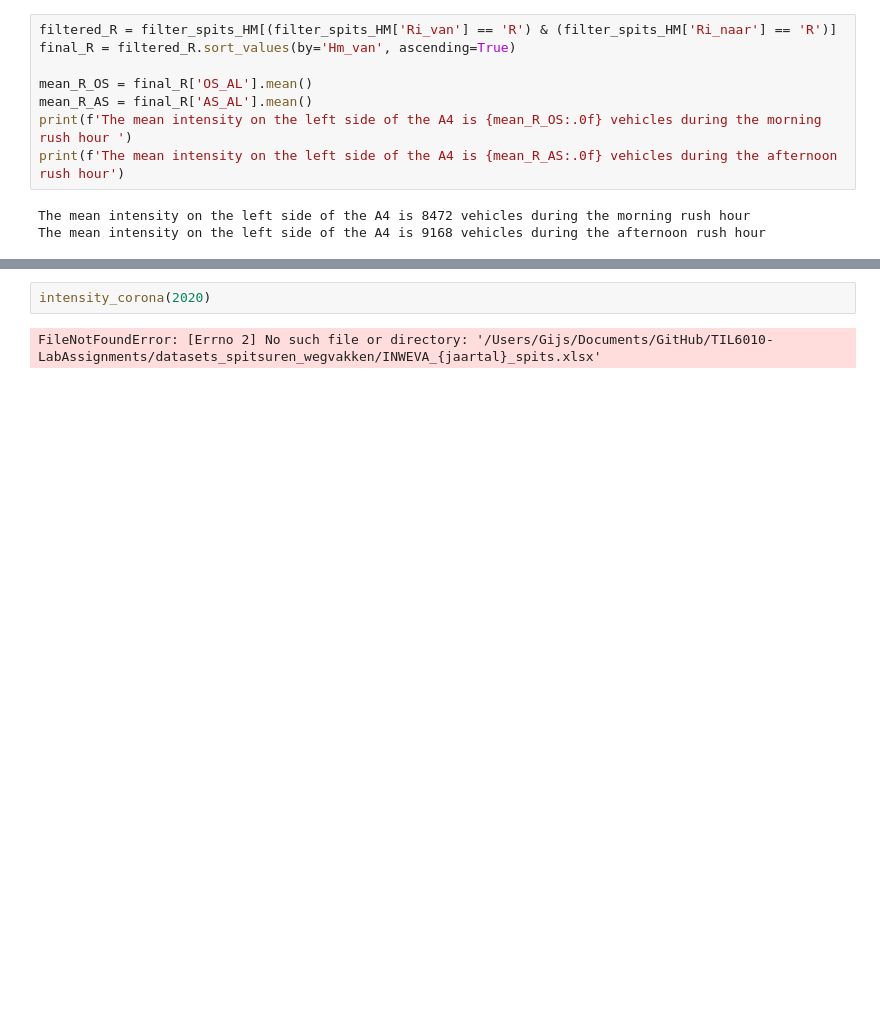
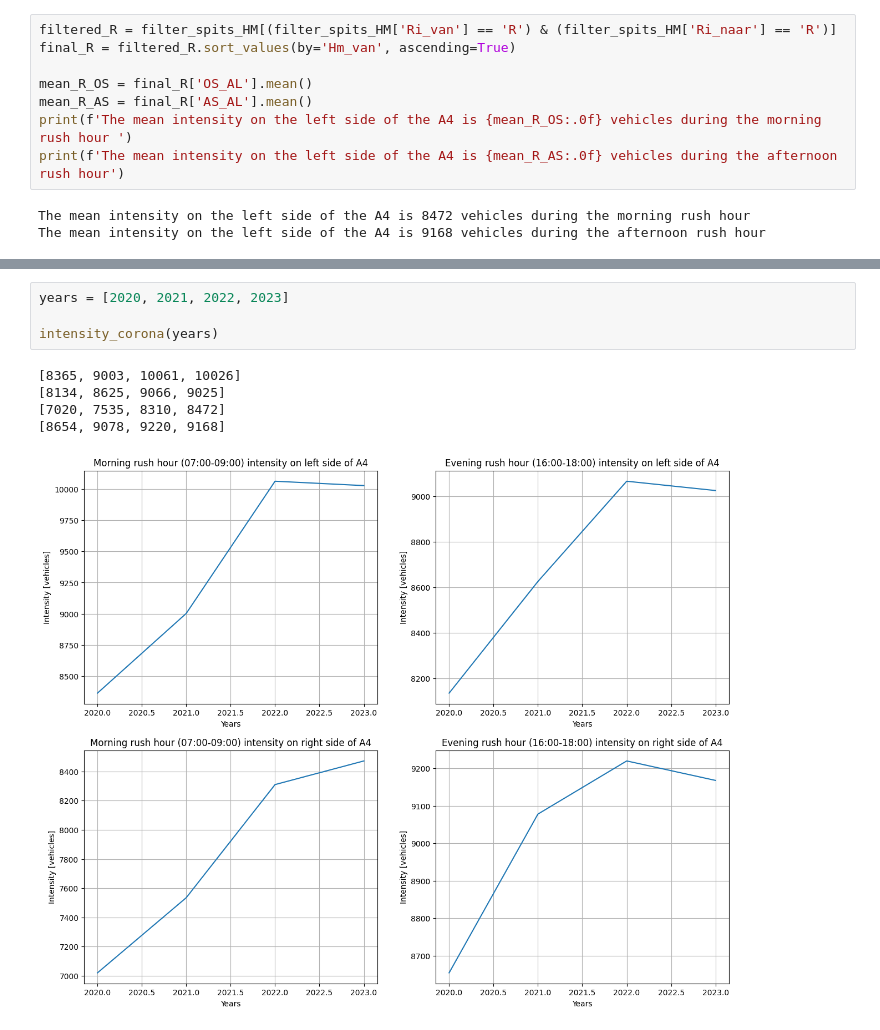
Before and after one commit to Liselotvansteekelenburg/TIL6010-LabAssignments, a Jupyter notebook: Ch2.ipynb, the cells around one changed output, grey strips where cells are left out. Drawn from its saved outputs; the diff is of its cells as text; blank space fills up the shorter version.

```diff
--- a/Ch2.ipynb
+++ b/Ch2.ipynb
@@ -194,4 +241,10 @@ def intensity_corona(jaartal):
-# %%
-intensity_corona(2020)
-# %% [output]
-FileNotFoundError: [Errno 2] No such file or directory: '/Users/Gijs/Documents/GitHub/TIL6010-LabAssignments/datasets_spitsuren_wegvakken/INWEVA_{jaartal}_spits.xlsx'
+# %%
+years = [2020, 2021, 2022, 2023]
+
+intensity_corona(years)
+# %% [output]
+[8365, 9003, 10061, 10026]
+[8134, 8625, 9066, 9025]
+[7020, 7535, 8310, 8472]
+[8654, 9078, 9220, 9168]
+[figure, added]
```
Also changed, not shown: parts of 1 cell of this notebook.
